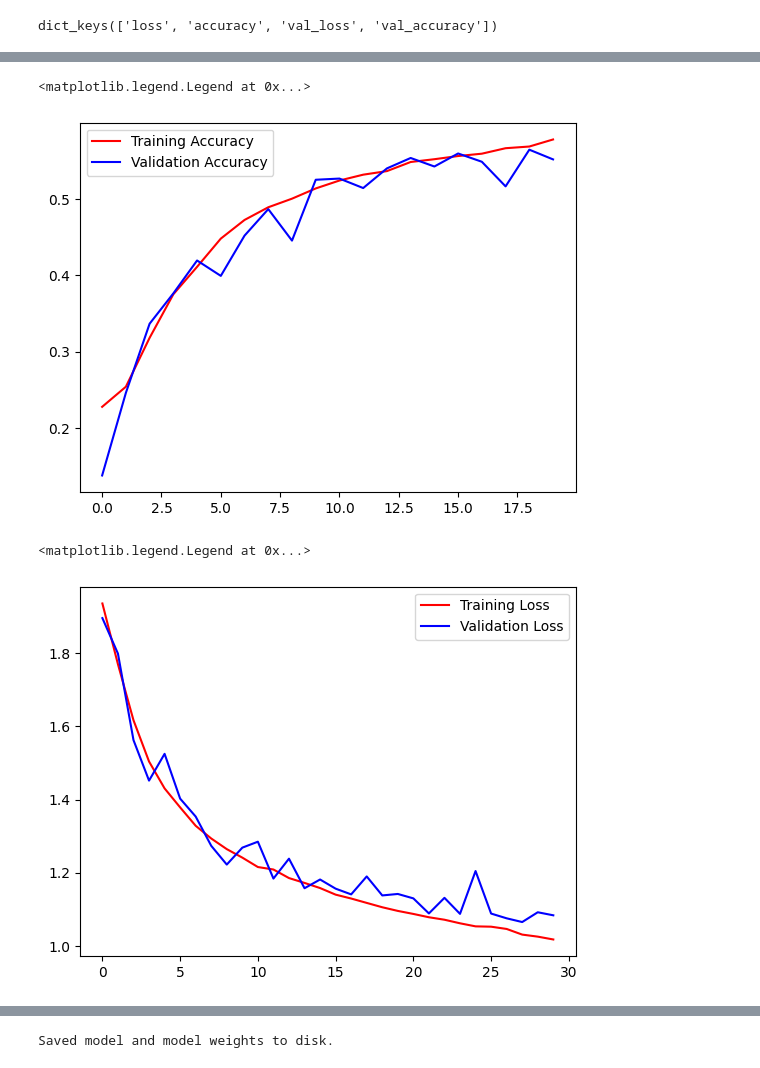
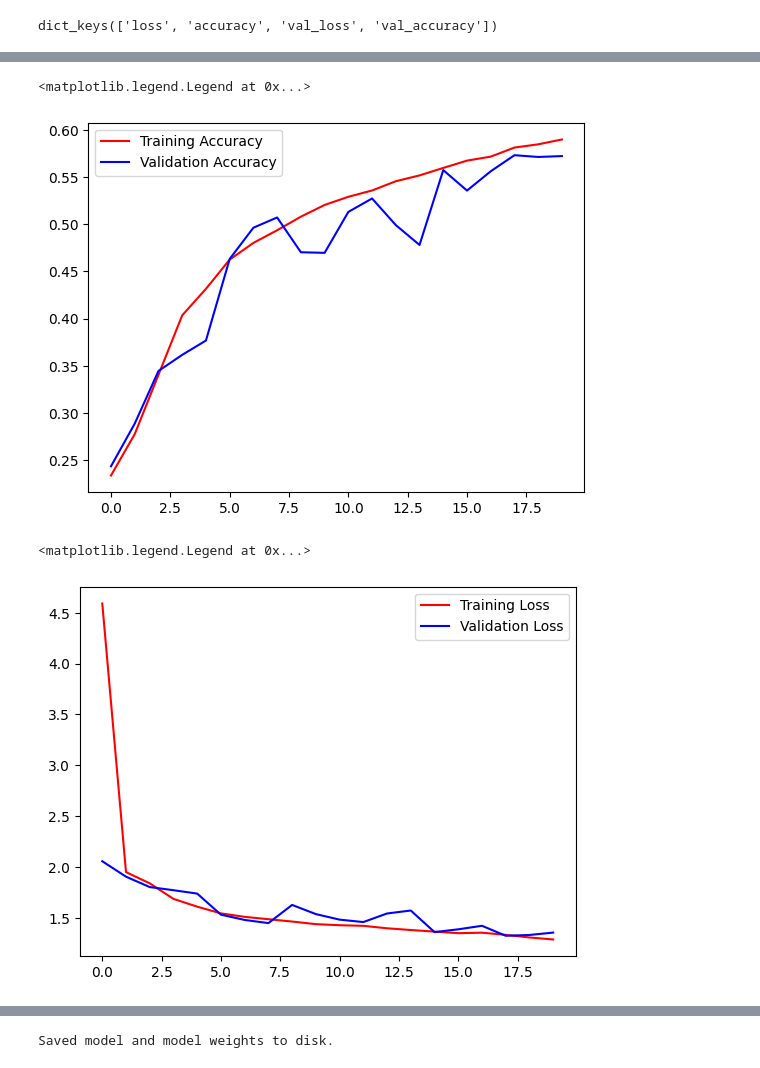
Before and after one commit to ninajcardenas/emotion, a Jupyter notebook: emotion.ipynb, the cells around one changed output, grey strips where cells are left out. Drawn from its saved outputs; the diff is of its cells as text; code cells hidden in the pictures.

Commit message:
tuning cnn model architecture to improve accuracy

```diff
--- a/emotion.ipynb
+++ b/emotion.ipynb
@@ -176,28 +176,35 @@ model = keras.Sequential([
     keras.layers.MaxPooling2D((2, 2)),
     keras.layers.Dropout(0.2),
 
-    # layer 2 (conv2d)
+    # block 2 (conv2d)
+    keras.layers.Conv2D(filters=64,kernel_size=(3, 3),padding='same', activation='relu'),
+    keras.layers.BatchNormalization(),
     keras.layers.Conv2D(filters=64,kernel_size=(3, 3),padding='same', activation='relu'),
     keras.layers.MaxPooling2D((2, 2)),
     keras.layers.BatchNormalization(),
     keras.layers.Dropout(0.2),
 
-    # layer 3 (conv2d)
+    # block 3 (conv2d)
     keras.layers.Conv2D(filters=128,kernel_size=(3, 3),padding='same', activation='relu'),
+    keras.layers.BatchNormalization(),
     keras.layers.Conv2D(filters=128,kernel_size=(3, 3),padding='same', activation='relu'),
     keras.layers.MaxPooling2D((2, 2)),
     keras.layers.BatchNormalization(),
     keras.layers.Dropout(0.2),
 
-    # layer 4 (conv2d)
+    # block 4 (conv2d)
     keras.layers.Conv2D(filters=256, kernel_size=(3,3), activation='relu', padding='same'),
+    keras.layers.BatchNormalization(),
+    keras.layers.Conv2D(filters=256,kernel_size=(3, 3),padding='same', activation='relu'),
+    keras.layers.BatchNormalization(),
     keras.layers.Conv2D(filters=256,kernel_size=(3, 3),padding='same', activation='relu'),
     keras.layers.MaxPooling2D((2, 2)),
     keras.layers.BatchNormalization(),
     keras.layers.Dropout(0.2),
 
-    # layer 4 (conv2d)
+    # block 5 (conv2d)
     keras.layers.Conv2D(filters=512, kernel_size=(3,3), activation='relu', padding='same', kernel_regularizer =tf.keras.regularizers.l2( l=0.01)),
+    keras.layers.BatchNormalization(),
     keras.layers.Conv2D(filters=512, kernel_size=(3,3), activation='relu', padding='same', kernel_regularizer =tf.keras.regularizers.l2( l=0.01)),
     keras.layers.MaxPooling2D((2, 2)),
     keras.layers.BatchNormalization(),
@@ -243,7 +250,7 @@ Non-trainable params: 2,944
 _________________________________________________________________
 # %%
 model.fit(train_generator,
-          batch_size=256,
+          batch_size=128,
           epochs=20,
           verbose=1,
           validation_data=val_generator)
@@ -302,14 +299,14 @@ plt.plot(model.history.history["val_accuracy"],'b',label="Validation Accuracy")
 plt.legend()
 # %% [output]
 <matplotlib.legend.Legend at 0x...>
-[figure, old version]
+[figure, new version]
 # %%
-plt.plot(history.history["loss"],'r', label="Training Loss")
-plt.plot(history.history["val_loss"],'b', label="Validation Loss")
+plt.plot(model.history.history["loss"],'r', label="Training Loss")
+plt.plot(model.history.history["val_loss"],'b', label="Validation Loss")
 plt.legend()
 # %% [output]
 <matplotlib.legend.Legend at 0x...>
-[figure, old version]
+[figure, new version]
 # %%
 test_loss, test_acc = model.evaluate(X_test, y_test,batch_size=128)
 
```
Also changed, not shown: parts of 7 cells of this notebook, 4 other files.
